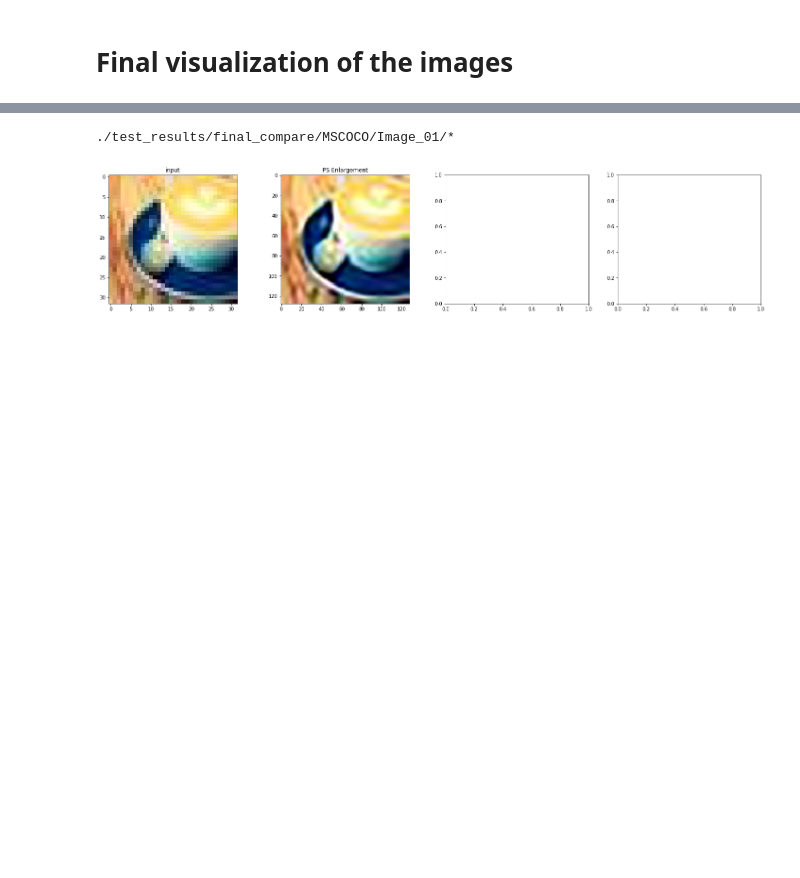
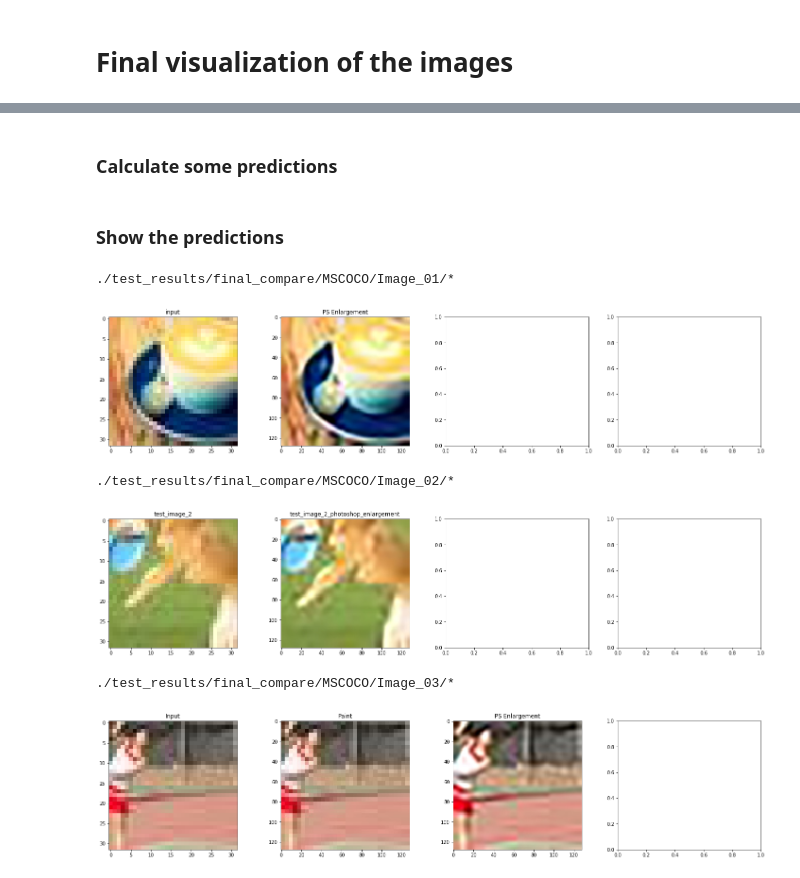
Before and after one commit to Paregov/image_super_resolution, a Jupyter notebook: final_visualization.ipynb, the cells around one changed output, grey strips where cells are left out. Drawn from its saved outputs; the diff is of its cells as text; code cells hidden in the pictures; blank space fills up the shorter version.

Commit message:
Added new predictor class. Added jupyter notebook for the final visualizations.

```diff
--- a/final_visualization.ipynb
+++ b/final_visualization.ipynb
@@ -11,11 +11,27 @@ Using TensorFlow backend.
 # %%
 folders_list = []
-folders_list.append('./test_results/final_compare/MSCOCO/Image_01/*')
+folders_list.append('./test_results/final_compare/MSCOCO/Image_01/')
+folders_list.append('./test_results/final_compare/MSCOCO/Image_02/')
+folders_list.append('./test_results/final_compare/MSCOCO/Image_03/')
+# %% [markdown]
+### Calculate some predictions
+# %%
+# PT16
+model_pt16 = generator_with_residual(input_shape=train_data_shape, summary=False, add_bicubic=False)
+predictor = Predictor(model_pt16, './saved_models/weights.best.train.mscoco.pt16.hdf5')
+for folder in folders_list:
+    predictor.predict_from_file_and_save("{0}Input.jpg".format(folder), )
+# %% [markdown]
+### Show the predictions
 # %%
 for folder in folders_list:
     print(folder)
-    data = load_images_from_folder_with_names(folder)
+    data = load_images_from_folder_with_names("{0}*".format(folder))
     compare_images(data)
 # %% [output]
 ./test_results/final_compare/MSCOCO/Image_01/*
 [figure]
+./test_results/final_compare/MSCOCO/Image_02/*
+[figure, added]
+./test_results/final_compare/MSCOCO/Image_03/*
+[figure, added]
```
Also changed, not shown: parts of 1 cell of this notebook, 1 other file.
